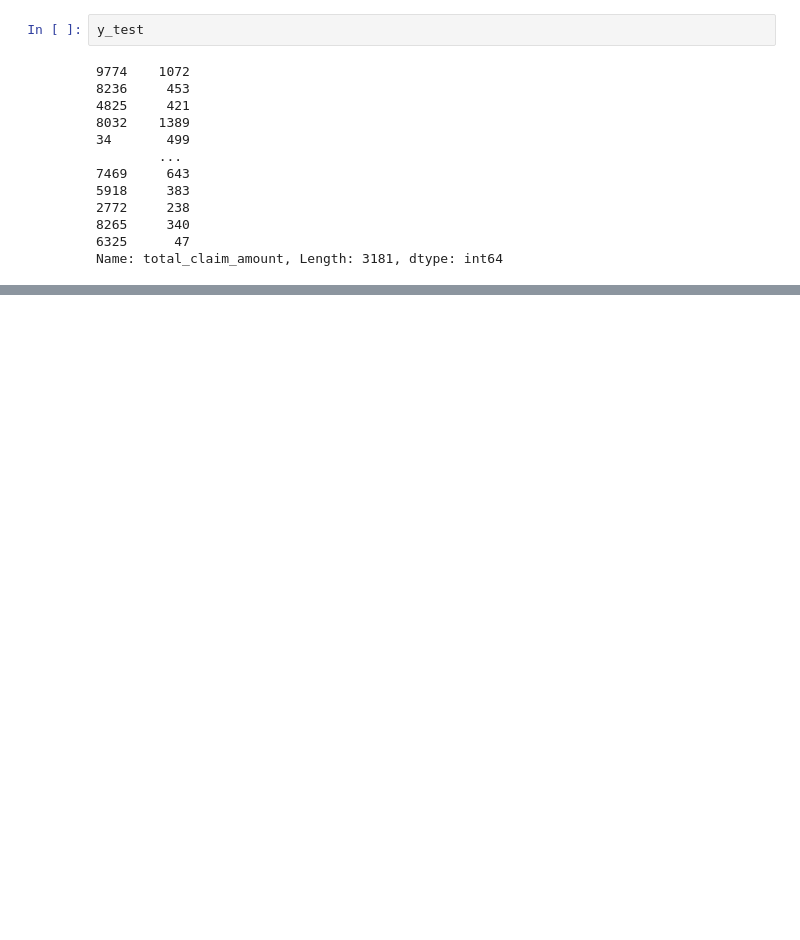
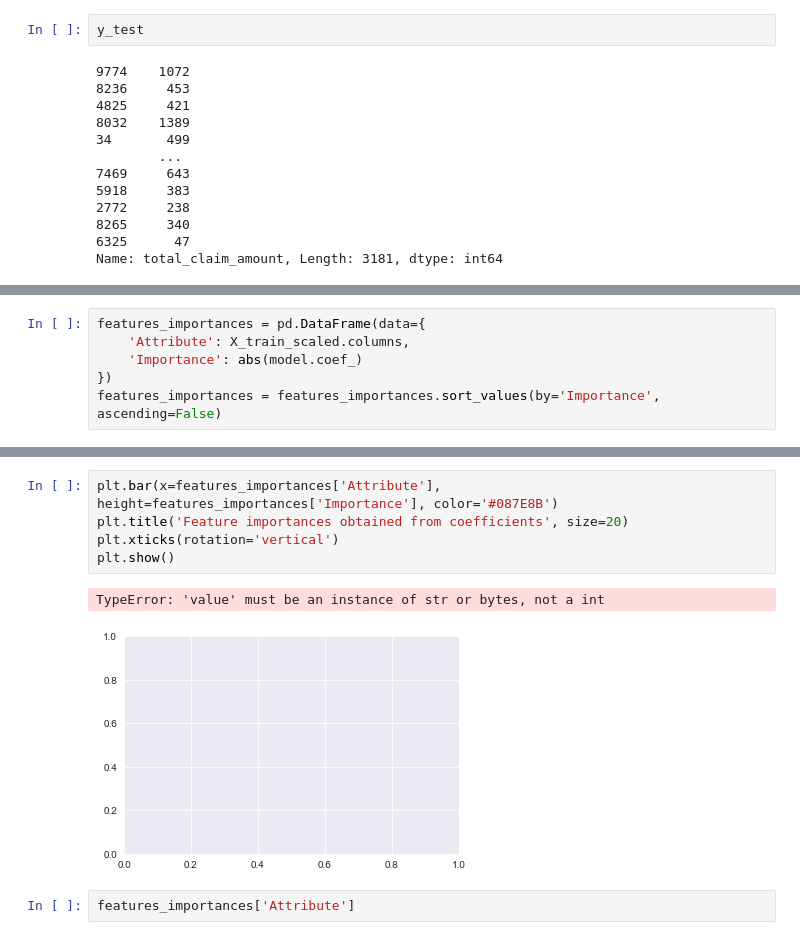
Before and after one commit to mlnima/ironhack-lab, a Jupyter notebook: week4/day2/week4-day2-1.ipynb, the cells around one changed output, grey strips where cells are left out. Saved outputs shown, nothing was run; the diff lists cells and outputs as text; blank space fills up the shorter version.

```diff
--- a/week4/day2/week4-day2-1.ipynb
+++ b/week4/day2/week4-day2-1.ipynb
@@ -201,0 +219,6 @@ ax[2].plot(y_pred,np.zeros(len(y_pred)),linestyle='dashed')
+# %%
+features_importances = pd.DataFrame(data={
+    'Attribute': X_train_scaled.columns,
+    'Importance': abs(model.coef_)
+})
+features_importances = features_importances.sort_values(by='Importance', ascending=False)
@@ -201,0 +241,10 @@ ax[2].plot(y_pred,np.zeros(len(y_pred)),linestyle='dashed')
+# %%
+plt.bar(x=features_importances['Attribute'], height=features_importances['Importance'], color='#087E8B')
+plt.title('Feature importances obtained from coefficients', size=20)
+plt.xticks(rotation='vertical')
+plt.show()
+# %% [output]
+TypeError: 'value' must be an instance of str or bytes, not a int
+[figure, added]
+# %%
+features_importances['Attribute']
```
Also changed, not shown: parts of 26 cells of this notebook, 10 other files.
